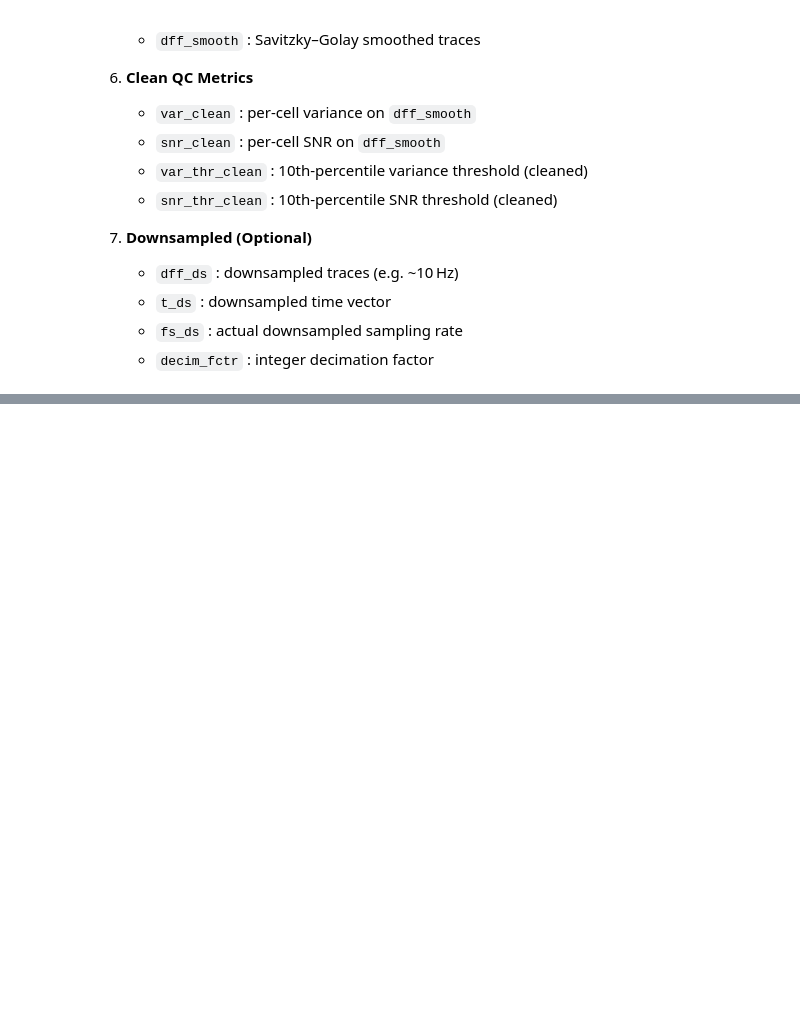
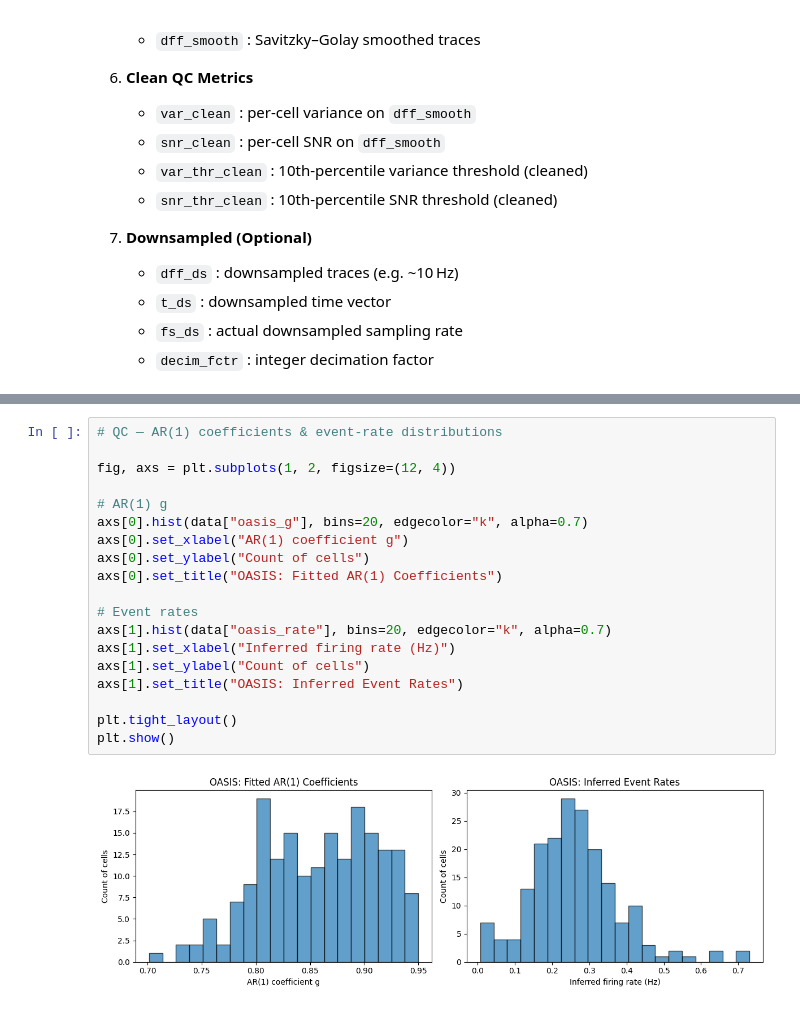
Before and after one commit to ak-andreas/nds-final-project-summer25, a Jupyter notebook: practical02.ipynb, the cells around one changed output, grey strips where cells are left out. Cells and saved outputs as stored; diff of their text form; blank space fills up the shorter version.

```diff
--- a/practical02.ipynb
+++ b/practical02.ipynb
@@ -892,0 +967,21 @@ Saved minimal processed data for spike inference & RF mapping.
+# %%
+# QC — AR(1) coefficients & event‐rate distributions
+
+fig, axs = plt.subplots(1, 2, figsize=(12, 4))
+
+# AR(1) g
+axs[0].hist(data["oasis_g"], bins=20, edgecolor="k", alpha=0.7)
+axs[0].set_xlabel("AR(1) coefficient g")
+axs[0].set_ylabel("Count of cells")
+axs[0].set_title("OASIS: Fitted AR(1) Coefficients")
+
+# Event rates
+axs[1].hist(data["oasis_rate"], bins=20, edgecolor="k", alpha=0.7)
+axs[1].set_xlabel("Inferred firing rate (Hz)")
+axs[1].set_ylabel("Count of cells")
+axs[1].set_title("OASIS: Inferred Event Rates")
+
+plt.tight_layout()
+plt.show()
+# %% [output]
+[figure, added]
```
Also changed, not shown: parts of 26 cells of this notebook, 6 other files.
